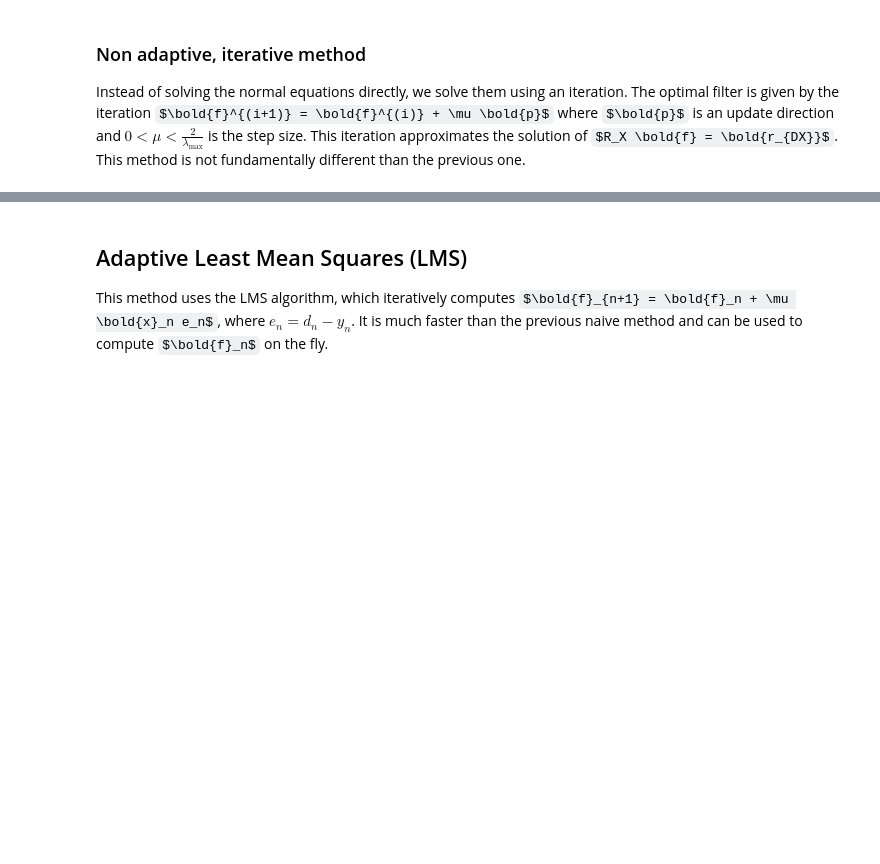
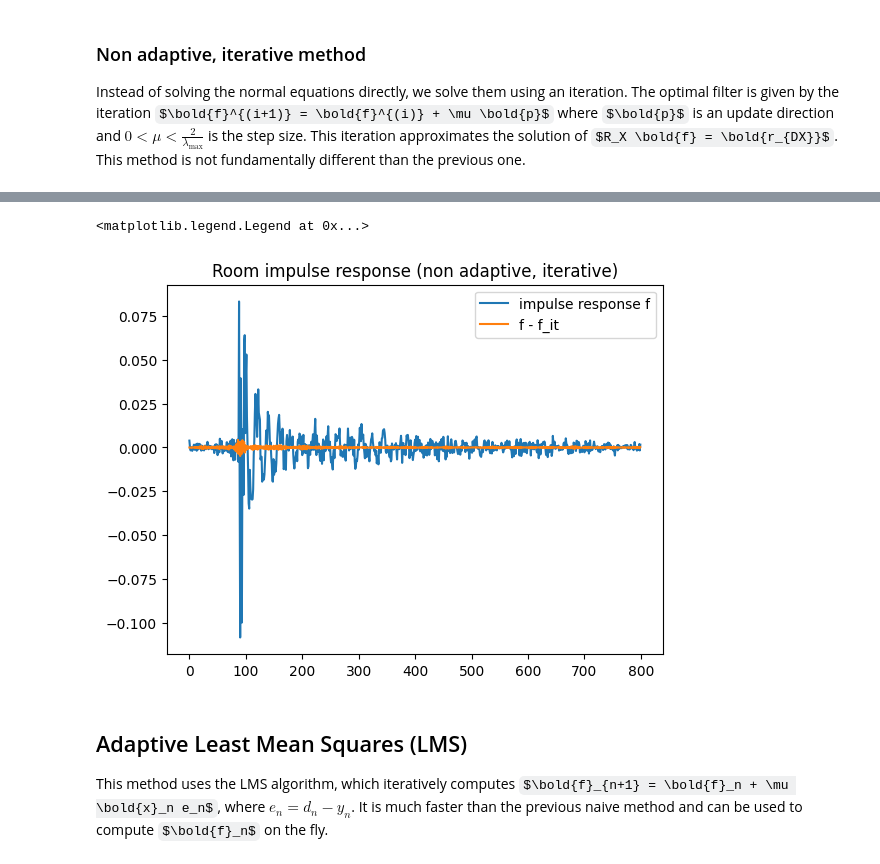
Before and after one commit to Tran-Antoine/ssdp-mp1, a Jupyter notebook: adaptive_experiment.ipynb, the cells around one changed output, grey strips where cells are left out. Saved outputs shown, nothing was run; the diff lists cells and outputs as text; code cells hidden in the pictures; some formulas as TeX source; blank space fills up the shorter version.

```diff
--- a/adaptive_experiment.ipynb
+++ b/adaptive_experiment.ipynb
@@ -80,3 +117,11 @@ Instead of solving the normal equations directly, we solve them using an iterati
+# %%
+plt.title('Room impulse response (non adaptive, iterative)')
+plt.plot(f_it, label='impulse response f')
+plt.plot(f - f_it, label='f - f_it') # ideally it is very small
+plt.legend()
+# %% [output]
+<matplotlib.legend.Legend at 0x...>
+[figure, added]
 # %% [markdown]
 ## Adaptive Least Mean Squares (LMS)
 
```
Also changed, not shown: parts of 15 cells of this notebook.
